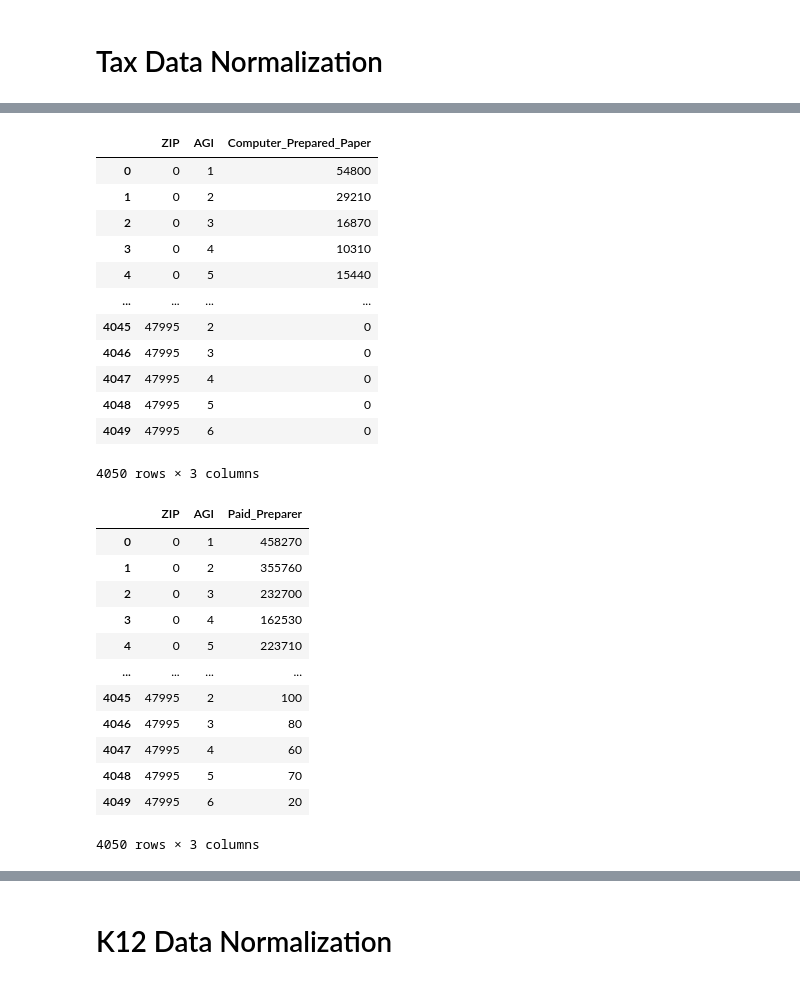
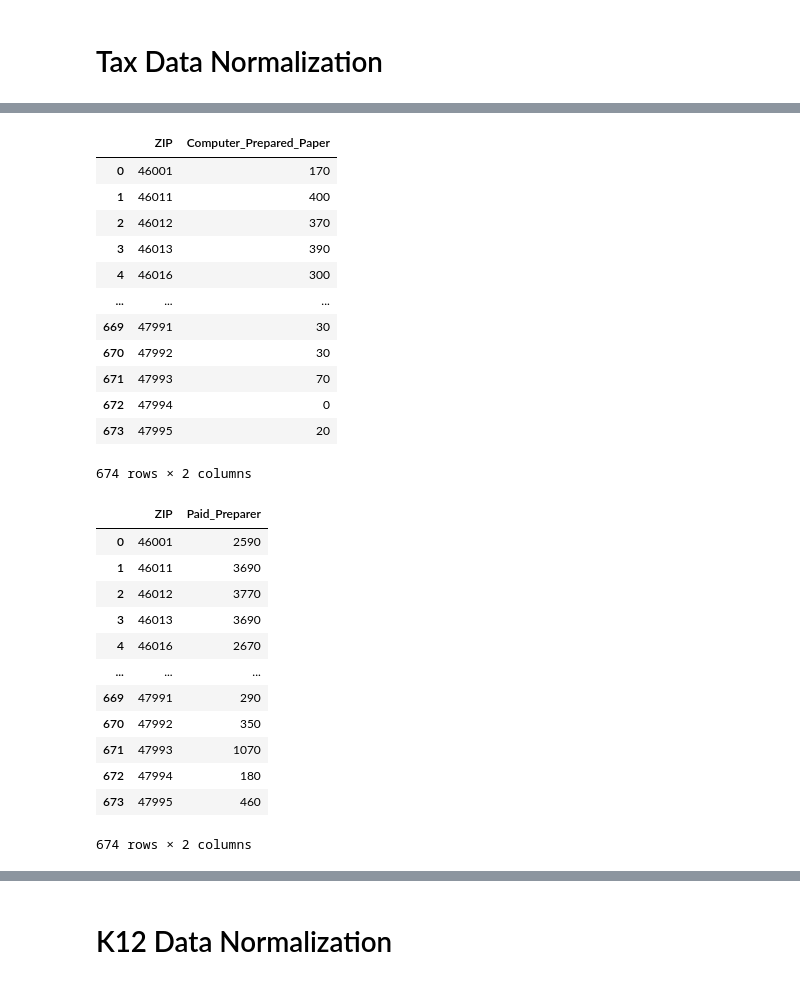
Before and after one commit to staceyj118/Education_and_Taxes, a Jupyter notebook: Resources/Data Normalization.ipynb, the cells around one changed output, grey strips where cells are left out. Saved outputs shown, nothing was run; the diff lists cells and outputs as text; code cells hidden in the pictures.

```diff
--- a/Resources/Data Normalization.ipynb
+++ b/Resources/Data Normalization.ipynb
@@ -21,7 +21,7 @@ dirty_taxes.head()
 # %%
 # Filtering the data to show only IN values & dropping unneeded columns.
 ind_tax=dirty_taxes.loc[dirty_taxes["STATE"]=='IN']
-ind_tax = ind_tax.drop(['STATEFIPS', 'STATE', 'VITA', 'TCE', 'VITA_EIC'], axis=1)
+ind_tax = ind_tax.drop(['STATEFIPS', 'agi_stub', 'STATE', 'VITA', 'TCE', 'VITA_EIC'], axis=1)
 ind_tax.reset_index(drop=True, inplace=True)
 ind_tax.head()
 # %% [output]
@@ -34,6 +34,6 @@ ind_tax.head()
 # %%
 # Renaming columns.
-clean_tax=ind_tax.rename(columns={'zipcode':'ZIP', 'agi_stub':'AGI', 'N1':'Total_Returns', 'ELF':'Electronically_Filed',
+clean_tax=ind_tax.rename(columns={'zipcode':'ZIP', 'N1':'Total_Returns', 'ELF':'Electronically_Filed',
                                  'CPREP':'Computer_Prepared_Paper', 'PREP':'Paid_Preparer', 'DIR_DEP':'Direct_Deposit',
                                  'N2':'Total_Persons', 'NUMDEP':'Total_Dependents', 'TOTAL_VITA':'Volunteer_Prepared'})
 clean_tax.head()
@@ -47,5 +47,8 @@ clean_tax.head()
 # %%
-# Dropping rows with erronious placehoder data.
+# Dropping rows with erronious placehoder data and grouping by ZIP.
 clean_tax=clean_tax[clean_tax.ZIP !=99999]
-clean_tax.head()
+clean_tax=clean_tax[clean_tax.ZIP !=0]
+clean_tax = clean_tax.groupby(['ZIP']).sum()
+clean_tax = clean_tax.reset_index()
+clean_tax
 # %% [output]
@@ -98,40 +108,40 @@ elf
 # %%
 # Normalizing and uploading to PGAdmin
-cpp = clean_tax[['ZIP', 'AGI', 'Computer_Prepared_Paper']]
+cpp = clean_tax[['ZIP', 'Computer_Prepared_Paper']]
 cpp.to_sql(name='computer_prepared_paper', con=engine, if_exists="append", index=False)
 cpp
 # %% [output]
-|  | ZIP | AGI | Computer_Prepared_Paper |
-| 0 | 0 | 1 | 54800 |
-| 1 | 0 | 2 | 29210 |
-| 2 | 0 | 3 | 16870 |
-| 3 | 0 | 4 | 10310 |
-| 4 | 0 | 5 | 15440 |
-| ... | ... | ... | ... |
-| 4045 | 47995 | 2 | 0 |
-| 4046 | 47995 | 3 | 0 |
-| 4047 | 47995 | 4 | 0 |
-| 4048 | 47995 | 5 | 0 |
-| 4049 | 47995 | 6 | 0 |
+|  | ZIP | Computer_Prepared_Paper |
+| 0 | 46001 | 170 |
+| 1 | 46011 | 400 |
+| 2 | 46012 | 370 |
+| 3 | 46013 | 390 |
+| 4 | 46016 | 300 |
+| ... | ... | ... |
+| 669 | 47991 | 30 |
+| 670 | 47992 | 30 |
+| 671 | 47993 | 70 |
+| 672 | 47994 | 0 |
+| 673 | 47995 | 20 |
-4050 rows × 3 columns
+674 rows × 2 columns
 # %%
 # Normalizing and uploading to PGAdmin
-pp = clean_tax[['ZIP', 'AGI', 'Paid_Preparer']]
+pp = clean_tax[['ZIP', 'Paid_Preparer']]
 pp.to_sql(name='paid_preparer', con=engine, if_exists="append", index=False)
 pp
 # %% [output]
-|  | ZIP | AGI | Paid_Preparer |
-| 0 | 0 | 1 | 458270 |
-| 1 | 0 | 2 | 355760 |
-| 2 | 0 | 3 | 232700 |
-| 3 | 0 | 4 | 162530 |
-| 4 | 0 | 5 | 223710 |
-| ... | ... | ... | ... |
-| 4045 | 47995 | 2 | 100 |
-| 4046 | 47995 | 3 | 80 |
-| 4047 | 47995 | 4 | 60 |
-| 4048 | 47995 | 5 | 70 |
-| 4049 | 47995 | 6 | 20 |
+|  | ZIP | Paid_Preparer |
+| 0 | 46001 | 2590 |
+| 1 | 46011 | 3690 |
+| 2 | 46012 | 3770 |
+| 3 | 46013 | 3690 |
+| 4 | 46016 | 2670 |
+| ... | ... | ... |
+| 669 | 47991 | 290 |
+| 670 | 47992 | 350 |
+| 671 | 47993 | 1070 |
+| 672 | 47994 | 180 |
+| 673 | 47995 | 460 |
-4050 rows × 3 columns
+674 rows × 2 columns
 # %%
 # Normalizing and uploading to PGAdmin
```
Also changed, not shown: parts of 15 cells of this notebook, 1 other file.
